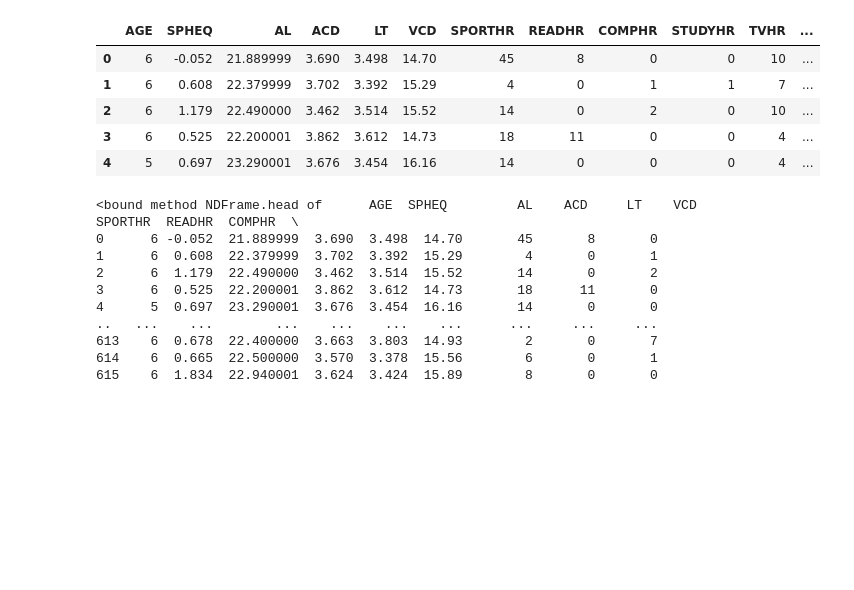
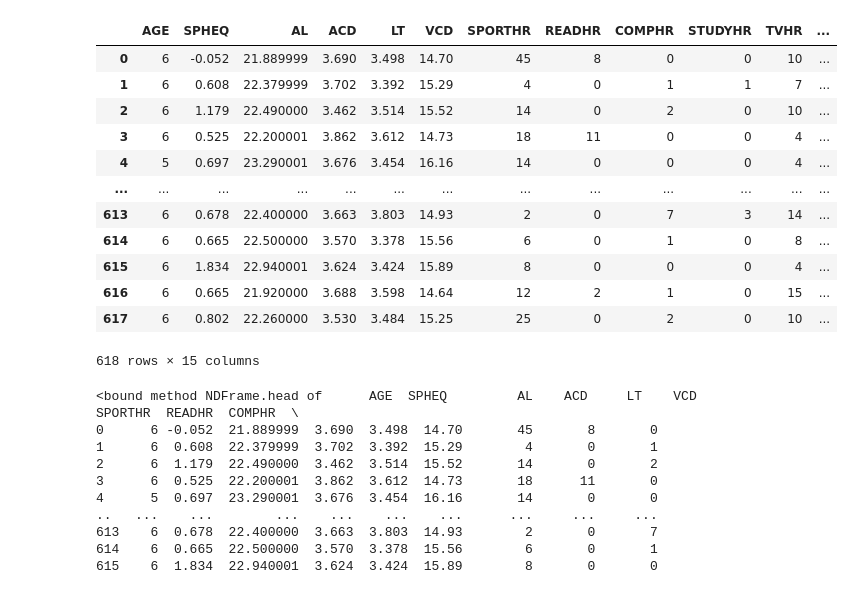
Before and after one commit to basse058/unsupervised-machine-learning-challenge, a Jupyter notebook: notebook.ipynb, the cells around one changed output. Drawn from its saved outputs; the diff is of its cells as text; code cells hidden in the pictures; blank space fills up the shorter version.

```diff
--- a/notebook.ipynb
+++ b/notebook.ipynb
@@ -15,15 +15,22 @@ from sklearn.datasets import make_regression
 # %%
 # Import the data
 file = Path('Resources/myopia.csv')
 df = pd.read_csv(file)
-df.head()
+df
 # %% [output]
 |  | AGE | SPHEQ | AL | ACD | LT | VCD | SPORTHR | READHR | COMPHR | STUDYHR | TVHR | ... |
 | 0 | 6 | -0.052 | 21.889999 | 3.690 | 3.498 | 14.70 | 45 | 8 | 0 | 0 | 10 | ... |
 | 1 | 6 | 0.608 | 22.379999 | 3.702 | 3.392 | 15.29 | 4 | 0 | 1 | 1 | 7 | ... |
 | 2 | 6 | 1.179 | 22.490000 | 3.462 | 3.514 | 15.52 | 14 | 0 | 2 | 0 | 10 | ... |
 | 3 | 6 | 0.525 | 22.200001 | 3.862 | 3.612 | 14.73 | 18 | 11 | 0 | 0 | 4 | ... |
 | 4 | 5 | 0.697 | 23.290001 | 3.676 | 3.454 | 16.16 | 14 | 0 | 0 | 0 | 4 | ... |
+| ... | ... | ... | ... | ... | ... | ... | ... | ... | ... | ... | ... | ... |
+| 613 | 6 | 0.678 | 22.400000 | 3.663 | 3.803 | 14.93 | 2 | 0 | 7 | 3 | 14 | ... |
+| 614 | 6 | 0.665 | 22.500000 | 3.570 | 3.378 | 15.56 | 6 | 0 | 1 | 0 | 8 | ... |
+| 615 | 6 | 1.834 | 22.940001 | 3.624 | 3.424 | 15.89 | 8 | 0 | 0 | 0 | 4 | ... |
+| 616 | 6 | 0.665 | 21.920000 | 3.688 | 3.598 | 14.64 | 12 | 2 | 1 | 0 | 15 | ... |
+| 617 | 6 | 0.802 | 22.260000 | 3.530 | 3.484 | 15.25 | 25 | 0 | 2 | 0 | 10 | ... |
+618 rows × 15 columns
 # %%
 target = df['MYOPIC']
 features = df.drop('MYOPIC', axis=1)
```
Also changed, not shown: parts of 4 cells of this notebook.
